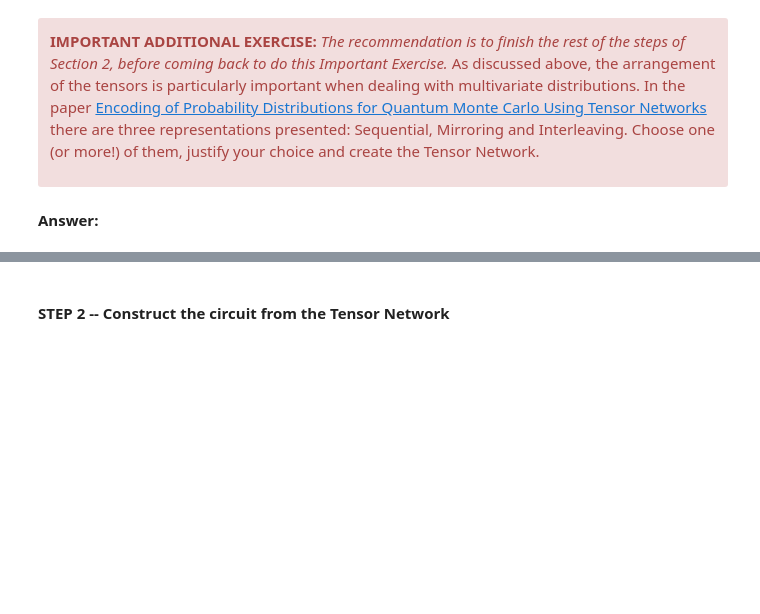
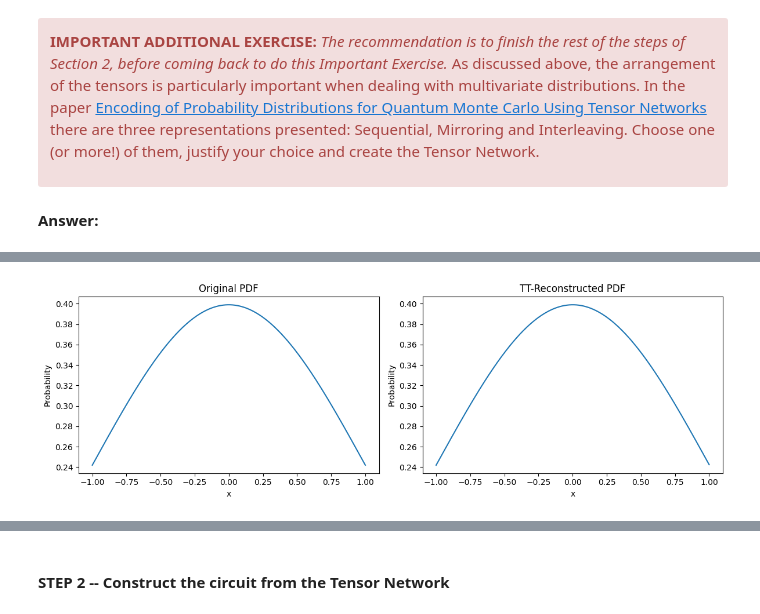
Before and after one commit to Nipsulai/QuantumHack, a Jupyter notebook: Challenge Moodys.ipynb, the cells around one changed output, grey strips where cells are left out. Saved outputs shown, nothing was run; the diff lists cells and outputs as text; code cells hidden in the pictures; blank space fills up the shorter version.

```diff
--- a/Challenge Moodys.ipynb
+++ b/Challenge Moodys.ipynb
@@ -143,82 +227,56 @@ Note that you can decompress the tensor into a NumPy ndarray (which is a d-dimen
 # %%
-import numpy as np
 import torch
 import tntorch as tn
-import matplotlib.pyplot as plt
-from scipy.stats import multivariate_normal
 
 # Parameters
-n_dim = 4
+n_dim = 1
 qubit_pers_dim = 10
 bond_dim = 8
 
 n_points = 2 ** qubit_pers_dim
 num_qubits = n_dim * qubit_pers_dim
 
-# Domain grid: one axis per dimension
-domain = [torch.tensor([0, 1], dtype=torch.int32) for _ in range(num_qubits)]
-
 # Multivariate normal parameters
 mean = np.zeros(n_dim)
 cov = np.eye(n_dim)
-rv = multivariate_normal(mean=mean, cov=cov)
+mult_norm = multivariate_normal(mean=mean, cov=cov)
 
+def get_tensor(mult_norm, n_dim, qubit_pers_dim):
+    def split_list(lst, n_dims):
+        chunk_size = len(lst) // n_dims
+        return [lst[i*chunk_size : (i+1)*chunk_size] for i in range(n_dims)]
 
-def split_list(lst, n_dims):
-    chunk_size = len(lst) // n_dims
-    return [lst[i*chunk_size : (i+1)*chunk_size] for i in range(n_dims)]
+    # Domain is qubit state space
+    domain = [torch.tensor([0, 1], dtype=torch.int32) for _ in range(num_qubits)]
+    # Callable probability density function
+    def p(ket_batch):  # ket: shape (batch_size, n_dim)
+        physical_space = []
+        for ket in ket_batch:
+            physical_point = np.zeros(n_dim)
+            j = 0
+            for bit_string in split_list(ket.tolist(), n_dim):
+                dec = sum(int(b) << (len(bit_string) - 1 - i) for i, b in enumerate(bit_string))
 
-# Callable function for TT-cross (matrix mode)
-def function(Xs):  # Xs: shape (batch_size, n_dim)
-    physical_space = []
-    print("1")
-    for binary_state in Xs:
-        physical_state = np.zeros(n_dim)
-        j = 0
-        for bit_string in split_list(binary_state.tolist(), n_dim):
-            dec = sum(int(b) << (len(bit_string) - 1 - i) for i, b in enumerate(bit_string))
-            print(dec)
-            dec_sc = dec/(2**qubit_pers_dim)
-            physical_state[j] = dec_sc
-            j += 1
-        physical_space.append(physical_state)
-    physical_space = np.array(physical_space)
-    print(physical_space)
-    return torch.tensor(rv.pdf(physical_space), dtype=torch.float64)
+                dec_sc = dec/(2**qubit_pers_dim)
+                physical_point[j] = dec_sc
+                j += 1
+            physical_point = 2*physical_point - 1
+            physical_space.append(physical_point)
+        physical_space = np.array(physical_space)
 
-# Run TT-cross
-print("halloo")
-t = tn.cross(function=function, domain=domain, ranks_tt=bond_dim, function_arg='matrix')
-print("TT shape:", t.shape)
+        return torch.tensor(np.sqrt(mult_norm.pdf(physical_space)), dtype=torch.float64)
 
+    # Run TT-cross
+    t = tn.cross(function=p, domain=domain, ranks_tt=bond_dim, function_arg='matrix')
+    return t
+
+t = get_tensor(mult_norm, n_dim, qubit_pers_dim)
+
+print(f"We obtained a {t}")
+
+if 1 <= n_dim <= 2:
+    plot_comparison(t, mult_norm, n_points, n_dim, residual=False)
 '''
-if n_dim == 2:
-    # Optional: plot a 2D slice from full reconstruction
-    grid_x = domain[0].numpy()
-    grid_y = domain[1].numpy()
-    X, Y = np.meshgrid(grid_x, grid_y, indexing="ij")
-    pos = np.stack([X.ravel(), Y.ravel()], axis=-1)
-
-    # Compare original PDF vs TT-reconstructed PDF
-    original_pdf = rv.pdf(pos).reshape(n_points, n_points)
-    reconstructed_pdf = t.numpy().reshape(n_points, n_points)
-
-    plt.figure(figsize=(12, 5))
-
-    plt.subplot(1, 2, 1)
-    plt.contourf(X, Y, original_pdf)
-    plt.title("Original PDF")
-    plt.xlabel("x")
-    plt.ylabel("y")
-
-    plt.subplot(1, 2, 2)
-    plt.contourf(X, Y, reconstructed_pdf)
-    plt.title("TT-Reconstructed PDF")
-    plt.xlabel("x")
-    plt.ylabel("y")
-
-    plt.tight_layout()
-    plt.show()
 if n_dim == 4:
     # Fix z and w at their midpoint index (value 0.0)
     fixed_z = 0.0
@@ -275,0 +330 @@ Functions that require cross-approximation can be accelerated with the optional
+[figure, added]
```
Also changed, not shown: parts of 6 cells of this notebook.
